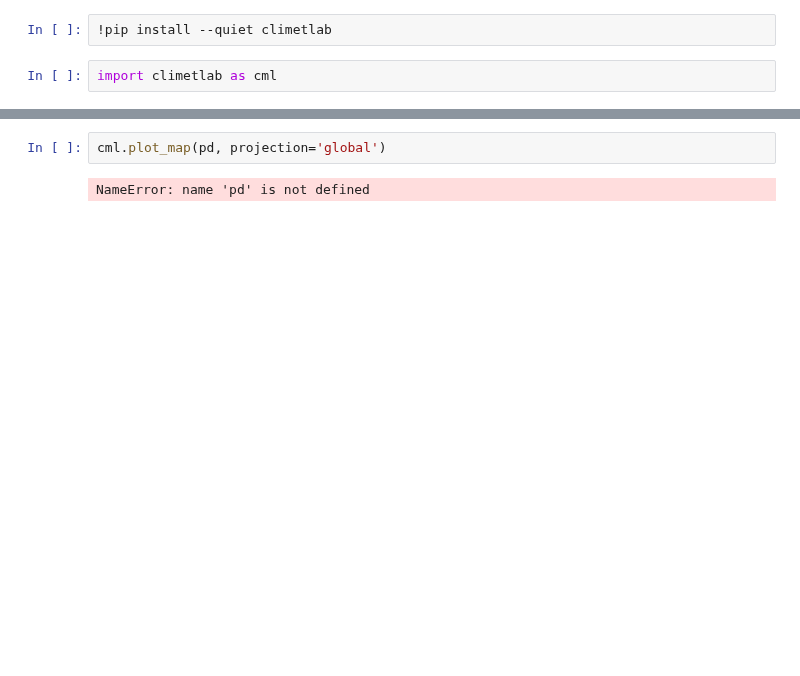
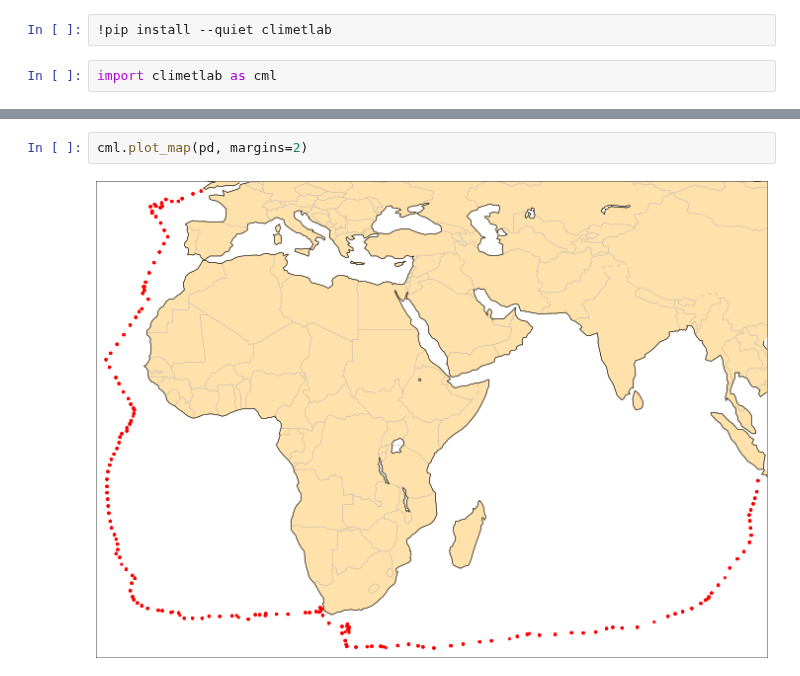
Before and after one commit to ecmwf/climetlab, a Jupyter notebook: docs/examples/11-icoads.ipynb, the cells around one changed output, grey strips where cells are left out. Drawn from its saved outputs; the diff is of its cells as text; blank space fills up the shorter version.

```diff
--- a/docs/examples/11-icoads.ipynb
+++ b/docs/examples/11-icoads.ipynb
@@ -45,4 +37,4 @@ NameError: name 'pd' is not defined
 # %%
-cml.plot_map(pd, projection='global')
+cml.plot_map(pd, margins=2)
 # %% [output]
-NameError: name 'pd' is not defined
+[figure, added]
```
Also changed, not shown: parts of 3 cells of this notebook, 2 other files.
